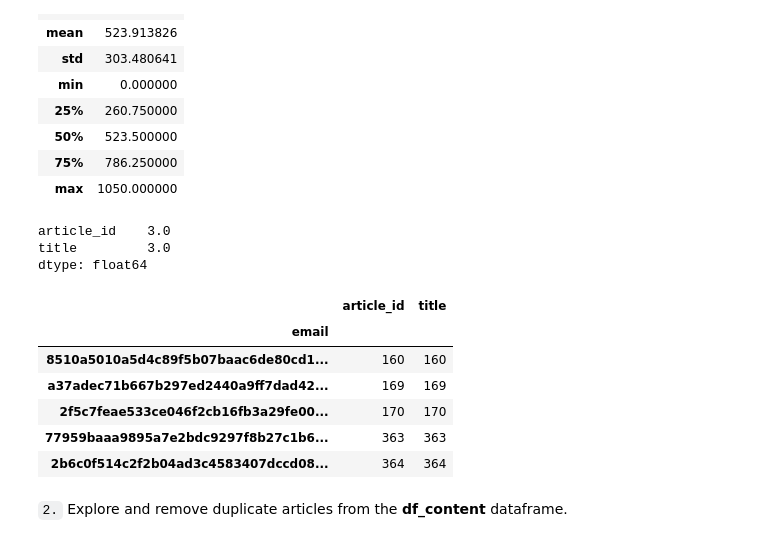
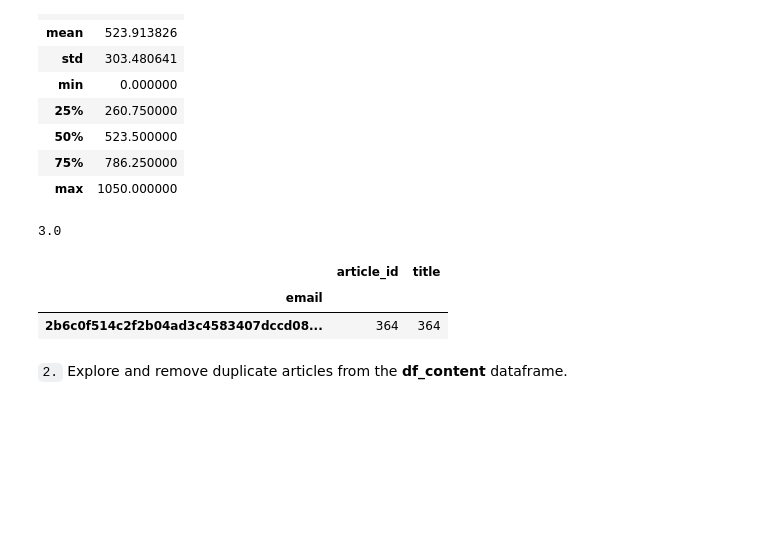
Before and after one commit to carmencampos/Recommendations-IBM, a Jupyter notebook: Recommendations_with_IBM.ipynb, the cells around one changed output. Drawn from its saved outputs; the diff is of its cells as text; code cells hidden in the pictures; blank space fills up the shorter version.

```diff
--- a/Recommendations_with_IBM.ipynb
+++ b/Recommendations_with_IBM.ipynb
@@ -115,20 +115,14 @@ df_content.describe()
 | 75% | 786.250000 |
 | max | 1050.000000 |
 # %%
-df.groupby(['email']).count().median()
+df.groupby(['email']).count().median()[0]
 # %% [output]
-article_id    3.0
-title         3.0
-dtype: float64
+3.0
 # %%
-df.groupby(['email']).count().sort_values('title').tail()
+df.groupby(['email']).count().sort_values('title').tail(1)
 # %% [output]
 |  | article_id | title |
 | email |  |  |
-| 8510a5010a5d4c89f5b07baac6de80cd1... | 160 | 160 |
-| a37adec71b667b297ed2440a9ff7dad42... | 169 | 169 |
-| 2f5c7feae533ce046f2cb16fb3a29fe00... | 170 | 170 |
-| 77959baaa9895a7e2bdc9297f8b27c1b6... | 363 | 363 |
 | 2b6c0f514c2f2b04ad3c4583407dccd08... | 364 | 364 |
 # %%
 # Fill in the median and maximum number of user_article interactios below
```
Also changed, not shown: parts of 11 cells of this notebook, 3 other files.
